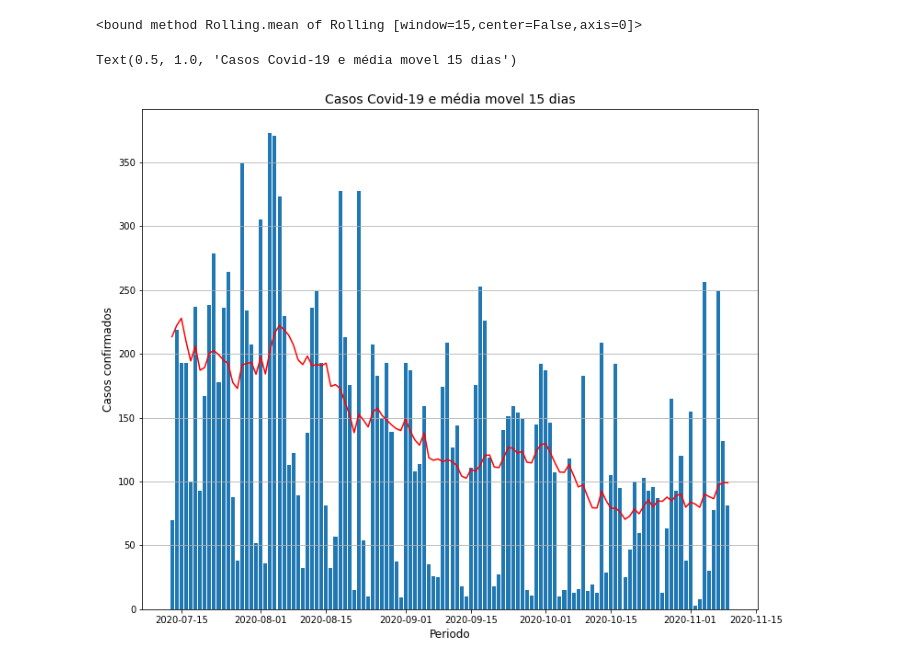
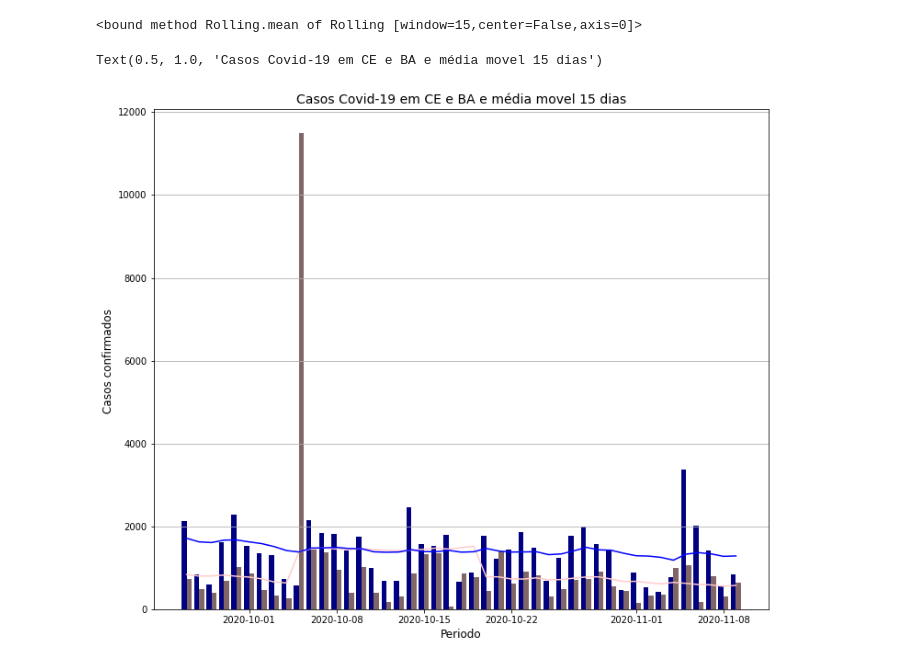
Before and after one commit to rabastos44/Bootcamp-Data-Science-Alura, a Jupyter notebook: Ricardo_Bastos.ipynb, the cells around one changed output. Saved outputs shown, nothing was run; the diff lists cells and outputs as text; code cells hidden in the pictures.

```diff
--- a/Ricardo_Bastos.ipynb
+++ b/Ricardo_Bastos.ipynb
@@ -93,16 +93,19 @@ data_diarios_states.rolling(15).mean
 # %% [output]
 <bound method Rolling.mean of Rolling [window=15,center=False,axis=0]>
 # %%
-UF = 'AC'
-window = 120
+UF = 'CE'
+UF2 = 'BA'
+window = 45
 day_mean = 15
 plt.figure(figsize=(12,10))
 plt.grid(axis='y')
-plt.bar(height=data_diarios_states[UF].tail(window).values,x=data_diarios_states[UF].tail(window).index)
-plt.plot(data_diarios_states[UF].rolling(day_mean).mean().tail(window), color='r')
+plt.bar(data_diarios_states[UF].tail(window).index, data_diarios_states[UF].tail(window).values, width=0.4, align='edge', color=(.5,.4,.4))
+plt.bar(data_diarios_states[UF2].tail(window).index, data_diarios_states[UF2].tail(window).values, width=-0.4, align='edge', color=(0,0,.5))
+plt.plot(data_diarios_states[UF].rolling(day_mean).mean().tail(window), color=(1,.8,.8))
+plt.plot(data_diarios_states[UF2].rolling(day_mean).mean().tail(window), color=(0,0,1))
 plt.xlabel('Periodo',fontdict={'fontsize':12})
-plt.ylabel('Casos confirmados',fontdict={'fontsize':12})
-plt.title('Casos Covid-19 e média movel {} dias'.format(day_mean),fontdict={'fontsize':14})
+plt.ylabel('Casos confirmados ',fontdict={'fontsize':12})
+plt.title('Casos Covid-19 em {} e {} e média movel {} dias'.format(UF,UF2,day_mean),fontdict={'fontsize':14})
 # %% [output]
-Text(0.5, 1.0, 'Casos Covid-19 e média movel 15 dias')
+Text(0.5, 1.0, 'Casos Covid-19 em CE e BA e média movel 15 dias')
-[figure, old version]
+[figure, new version]
```
